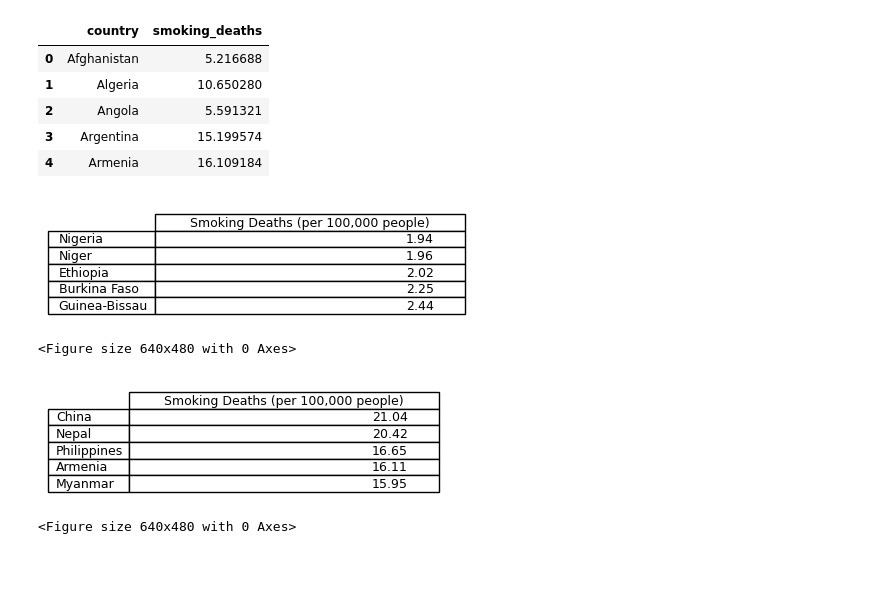
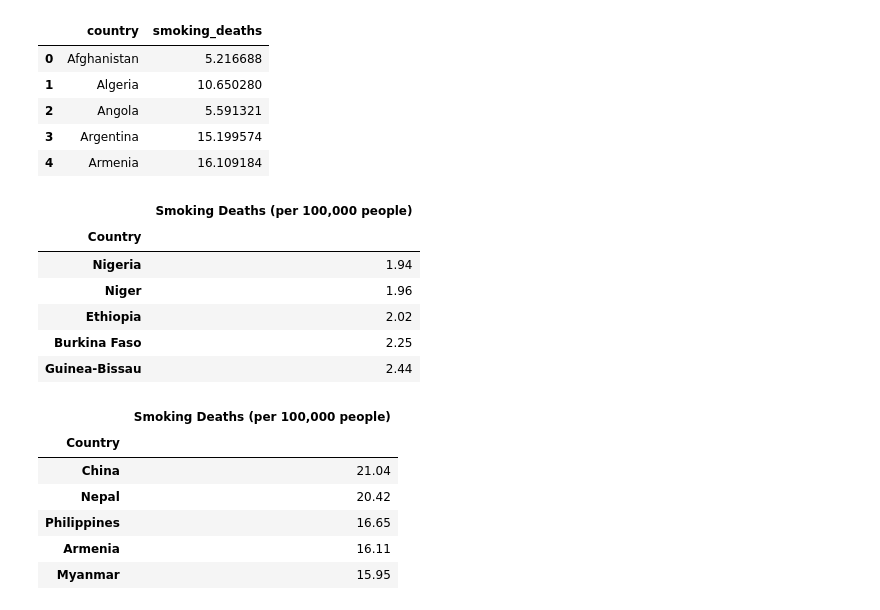
Before and after one commit to BramSunner/project-1-group-04, a Jupyter notebook: ethan-work/ethan-question.ipynb, the cells around one changed output. Drawn from its saved outputs; the diff is of its cells as text; code cells hidden in the pictures; blank space fills up the shorter version.

```diff
--- a/ethan-work/ethan-question.ipynb
+++ b/ethan-work/ethan-question.ipynb
@@ -168,31 +167,39 @@ None
 # %%
 # Save the Table printout as a picture.
 # Create a new DataFrame that we will format.
 low_df = mean_df.sort_values(by = 'smoking_deaths').head(5).reset_index(drop = True)
 
 # Clean up the numbers.
 low_df['smoking_deaths'] = low_df['smoking_deaths'].map('{:,.2f}'.format)
 
 # Rename those columns.
 low_df.columns = ['Country', 'Smoking Deaths (per 100,000 people)']
 low_df = low_df.set_index('Country')
 
-# Make a canvas.
-plt.figure(figsize=(4, .1))
+# Show it.
+low_df
 
-# Show the table. Hide the frame/axis.
-ax = plt.subplot(111, frame_on=False)
-ax.xaxis.set_visible(False)
-ax.yaxis.set_visible(False)
+# # Make a canvas.
+# plt.figure(figsize=(4, .1))
 
-table(ax, low_df)
+# # Show the table. Hide the frame/axis.
+# ax = plt.subplot(111, frame_on=False)
+# ax.xaxis.set_visible(False)
+# ax.yaxis.set_visible(False)
 
-# Show/Save it.
-plt.show()
-plt.savefig('smoking_deaths_low_5.png')
+# table(ax, low_df)
+
+# # Show/Save it.
+# plt.savefig('smoking_deaths_low_5.png')
+# plt.show()
 # %% [output]
-[figure, removed]
-<Figure size 640x480 with 0 Axes>
+|  | Smoking Deaths (per 100,000 people) |
+| Country |  |
+| Nigeria | 1.94 |
+| Niger | 1.96 |
+| Ethiopia | 2.02 |
+| Burkina Faso | 2.25 |
+| Guinea-Bissau | 2.44 |
 # %%
 # Save the Table printout as a picture.
 # Create a new DataFrame that we will format.
@@ -205,22 +212,30 @@ high_df['smoking_deaths'] = high_df['smoking_deaths'].map('{:,.2f}'.format)
 high_df.columns = ['Country', 'Smoking Deaths (per 100,000 people)']
 high_df = high_df.set_index('Country')
 
-# Make a canvas.
-plt.figure(figsize=(4, .1))
+# Show it.
+high_df
 
-# Show the table. Hide the frame/axis.
-ax = plt.subplot(111, frame_on=False)
-ax.xaxis.set_visible(False)
-ax.yaxis.set_visible(False)
+# # Make a canvas.
+# plt.figure(figsize=(4, 2))
 
-table(ax, high_df)
+# # Show the table. Hide the frame/axis.
+# ax = plt.subplot(111, frame_on=False)
+# ax.xaxis.set_visible(False)
+# ax.yaxis.set_visible(False)
 
-# Show/Save it.
-plt.show()
-plt.savefig('smoking_deaths_top_5.png')
+# table(ax, high_df)
+
+# # Show/Save it.
+# plt.savefig('smoking_deaths_top_5.png')
+# plt.show()
 # %% [output]
-[figure, removed]
-<Figure size 640x480 with 0 Axes>
+|  | Smoking Deaths (per 100,000 people) |
+| Country |  |
+| China | 21.04 |
+| Nepal | 20.42 |
+| Philippines | 16.65 |
+| Armenia | 16.11 |
+| Myanmar | 15.95 |
 # %%
 highest = [x for x in mean_df.sort_values(by = 'smoking_deaths', ascending = False).head(5).country]
 lowest = [x for x in mean_df.sort_values(by = 'smoking_deaths').head(5).country]
```
Also changed, not shown: parts of 4 cells of this notebook, 7 other files.
